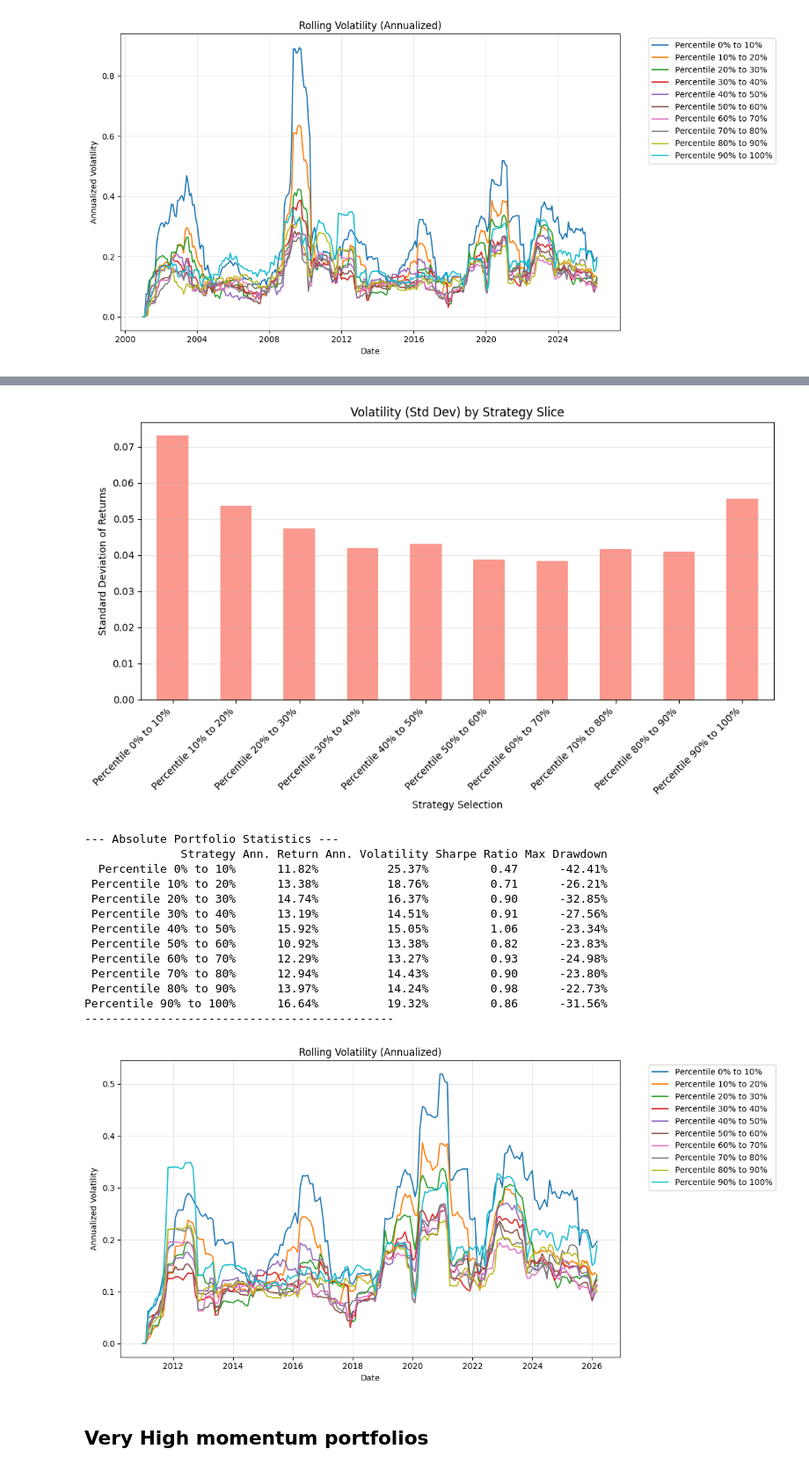
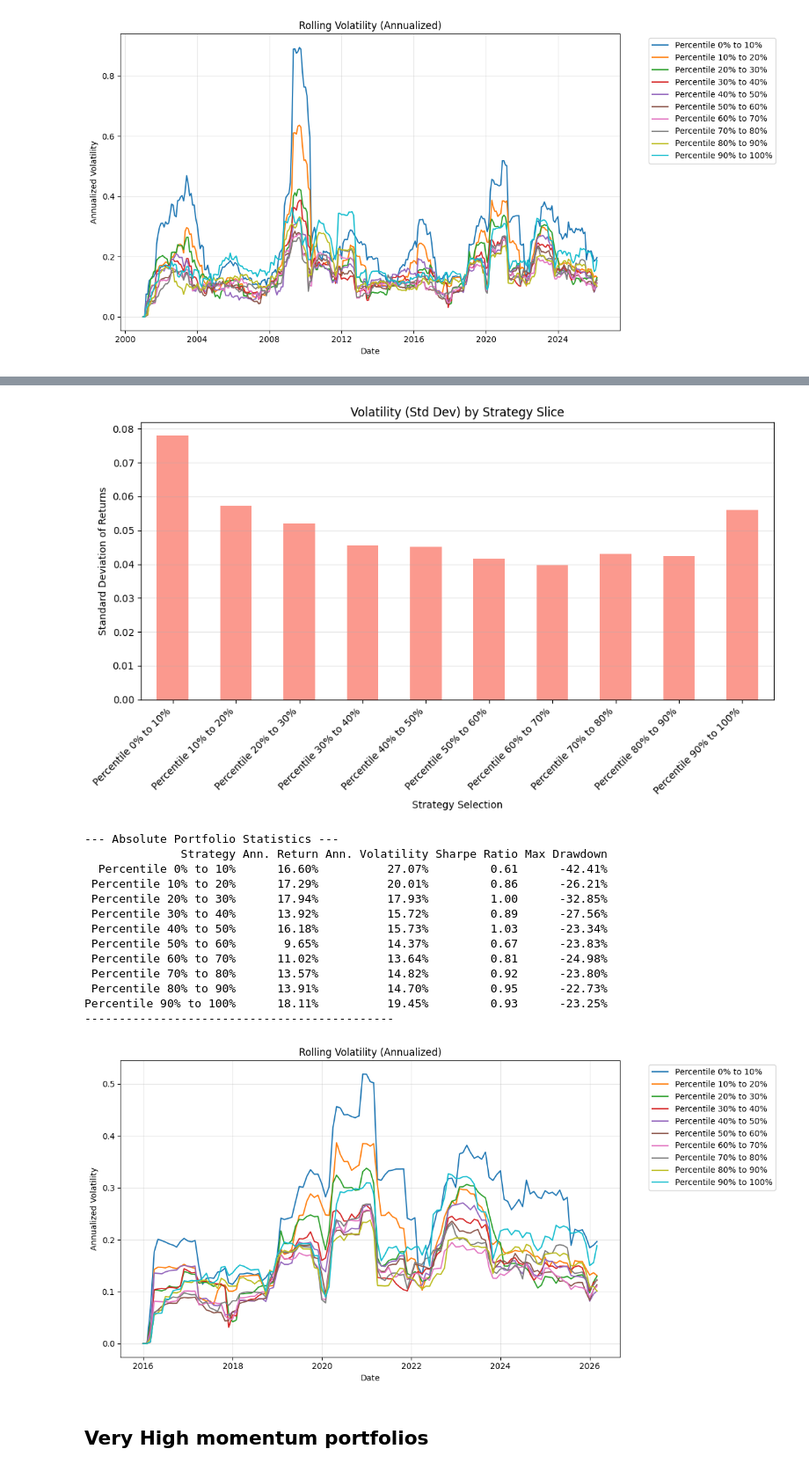
Before and after one commit to julenmm/Momentum, a Jupyter notebook: Analysis/1_momentum_portfolios.ipynb, the cells around one changed output, grey strips where cells are left out. Shown at 88% size. Saved outputs shown, nothing was run; the diff lists cells and outputs as text; code cells hidden in the pictures.

```diff
--- a/Analysis/1_momentum_portfolios.ipynb
+++ b/Analysis/1_momentum_portfolios.ipynb
@@ -783,5 +785,5 @@ Percentile 90% to 100%      14.77%          20.05%         0.74      -61.48%
 # %%
-START_TIME = "2010-01-01"
+START_TIME = "2015-01-01"
 # 1. nittialize the class
 Portfolio = MomentumPortfolio()
 # 2. Select tickers that are listed from the start date
@@ -806,18 +808,18 @@ Portfolio.print_portfolio_statistics()
-[figure, old version]
+[figure, new version]
 --- Absolute Portfolio Statistics ---
               Strategy Ann. Return Ann. Volatility Sharpe Ratio Max Drawdown
-  Percentile 0% to 10%      11.82%          25.37%         0.47      -42.41%
- Percentile 10% to 20%      13.38%          18.76%         0.71      -26.21%
- Percentile 20% to 30%      14.74%          16.37%         0.90      -32.85%
- Percentile 30% to 40%      13.19%          14.51%         0.91      -27.56%
- Percentile 40% to 50%      15.92%          15.05%         1.06      -23.34%
- Percentile 50% to 60%      10.92%          13.38%         0.82      -23.83%
- Percentile 60% to 70%      12.29%          13.27%         0.93      -24.98%
- Percentile 70% to 80%      12.94%          14.43%         0.90      -23.80%
- Percentile 80% to 90%      13.97%          14.24%         0.98      -22.73%
-Percentile 90% to 100%      16.64%          19.32%         0.86      -31.56%
+  Percentile 0% to 10%      16.60%          27.07%         0.61      -42.41%
+ Percentile 10% to 20%      17.29%          20.01%         0.86      -26.21%
+ Percentile 20% to 30%      17.94%          17.93%         1.00      -32.85%
+ Percentile 30% to 40%      13.92%          15.72%         0.89      -27.56%
+ Percentile 40% to 50%      16.18%          15.73%         1.03      -23.34%
+ Percentile 50% to 60%       9.65%          14.37%         0.67      -23.83%
+ Percentile 60% to 70%      11.02%          13.64%         0.81      -24.98%
+ Percentile 70% to 80%      13.57%          14.82%         0.92      -23.80%
+ Percentile 80% to 90%      13.91%          14.70%         0.95      -22.73%
+Percentile 90% to 100%      18.11%          19.45%         0.93      -23.25%
 ---------------------------------------------
-[figure, old version]
+[figure, new version]
 # %% [markdown]
 ## Very High momentum portfolios
 # %%
```
Also changed, not shown: parts of 7 cells of this notebook.
